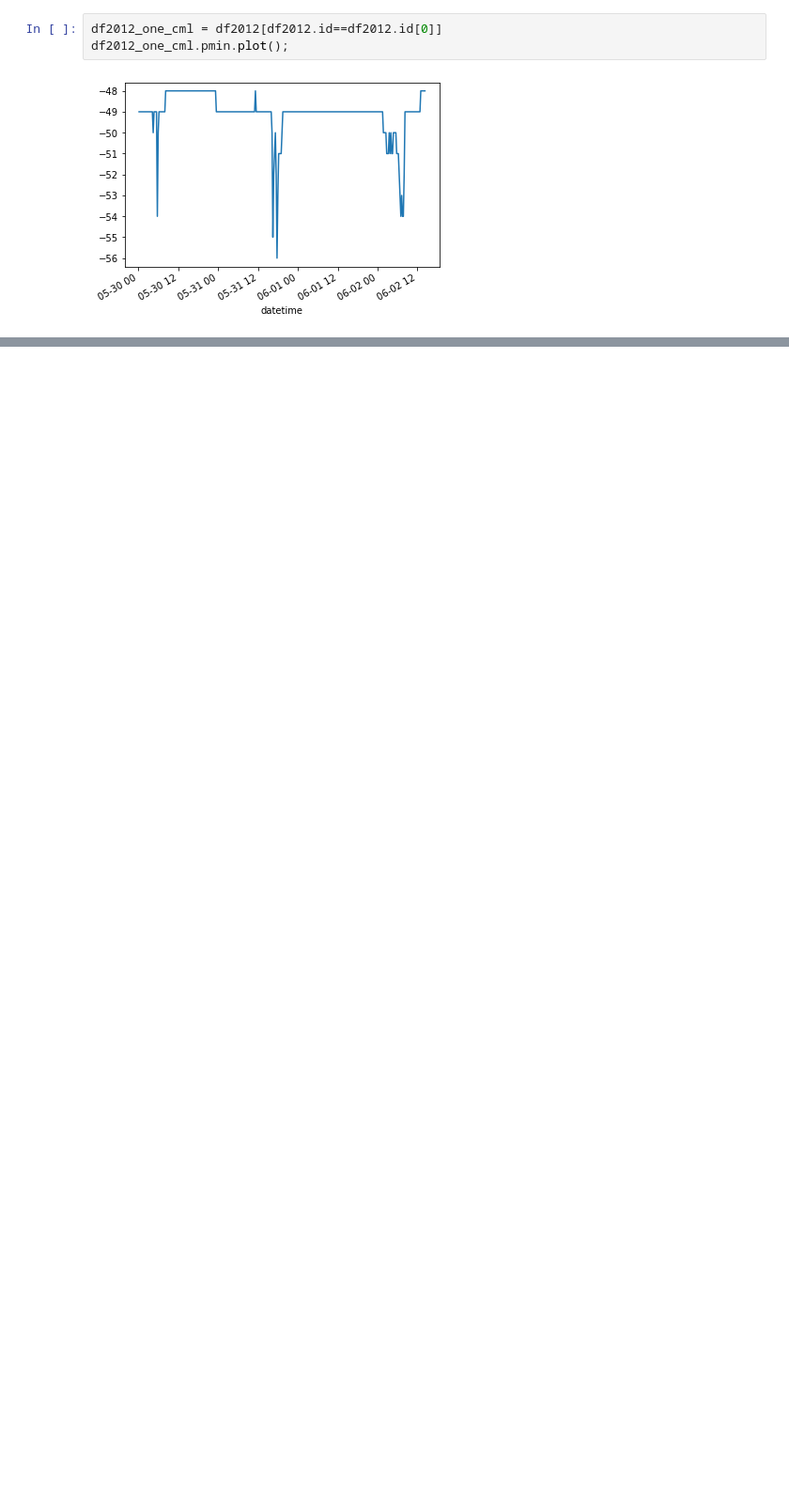
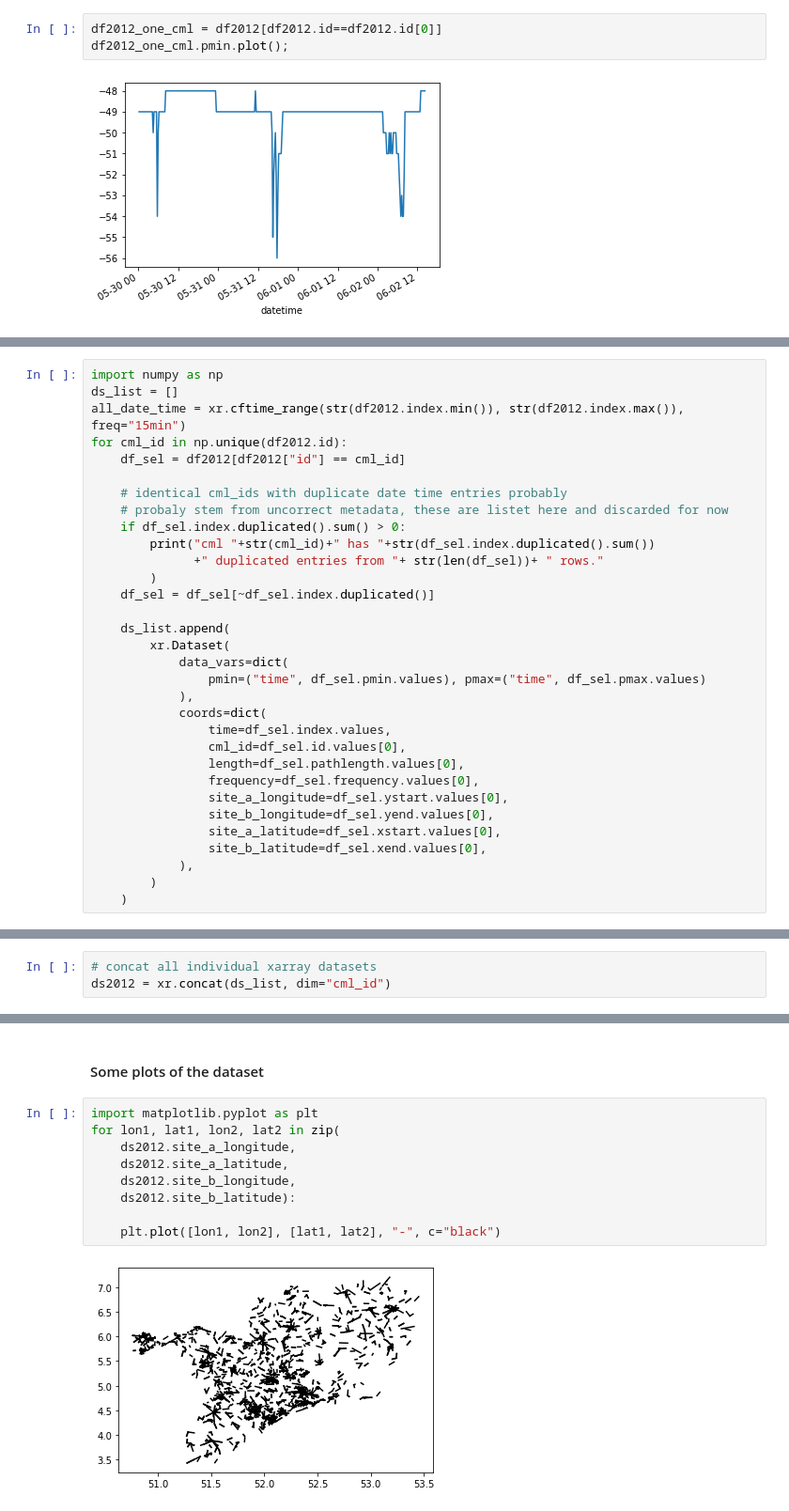
Before and after one commit to OpenSenseAction/OPENSENSE_sandbox, a Jupyter notebook: opensense_data_downloader_and_transformer.ipynb, the cells around one changed output, grey strips where cells are left out. Shown at 94% size. Cells and saved outputs as stored; diff of their text form; blank space fills up the shorter version.

```diff
--- a/opensense_data_downloader_and_transformer.ipynb
+++ b/opensense_data_downloader_and_transformer.ipynb
@@ -150,0 +160,32 @@ df2012_one_cml.pmin.plot();
+# %%
+import numpy as np
+ds_list = []
+all_date_time = xr.cftime_range(str(df2012.index.min()), str(df2012.index.max()), freq="15min")
+for cml_id in np.unique(df2012.id):
+    df_sel = df2012[df2012["id"] == cml_id]
+
+    # identical cml_ids with duplicate date time entries probably
+    # probaly stem from uncorrect metadata, these are listet here and discarded for now
+    if df_sel.index.duplicated().sum() > 0:
+        print("cml "+str(cml_id)+" has "+str(df_sel.index.duplicated().sum())
+              +" duplicated entries from "+ str(len(df_sel))+ " rows."
+        )
+    df_sel = df_sel[~df_sel.index.duplicated()]
+
+    ds_list.append(
+        xr.Dataset(
+            data_vars=dict(
+                pmin=("time", df_sel.pmin.values), pmax=("time", df_sel.pmax.values)
+            ),
+            coords=dict(
+                time=df_sel.index.values,
+                cml_id=df_sel.id.values[0],
+                length=df_sel.pathlength.values[0],
+                frequency=df_sel.frequency.values[0],
+                site_a_longitude=df_sel.ystart.values[0],
+                site_b_longitude=df_sel.yend.values[0],
+                site_a_latitude=df_sel.xstart.values[0],
+                site_b_latitude=df_sel.xend.values[0],
+            ),
+        )
+    )
@@ -150,0 +210,3 @@ df2012_one_cml.pmin.plot();
+# %%
+# concat all individual xarray datasets
+ds2012 = xr.concat(ds_list, dim="cml_id")
@@ -150,0 +230,13 @@ df2012_one_cml.pmin.plot();
+# %% [markdown]
+#### Some plots of the dataset
+# %%
+import matplotlib.pyplot as plt
+for lon1, lat1, lon2, lat2 in zip(
+    ds2012.site_a_longitude,
+    ds2012.site_a_latitude,
+    ds2012.site_b_longitude,
+    ds2012.site_b_latitude):
+
+    plt.plot([lon1, lon2], [lat1, lat2], "-", c="black")
+# %% [output]
+[figure, added]
```
Also changed, not shown: parts of 14 cells of this notebook.
